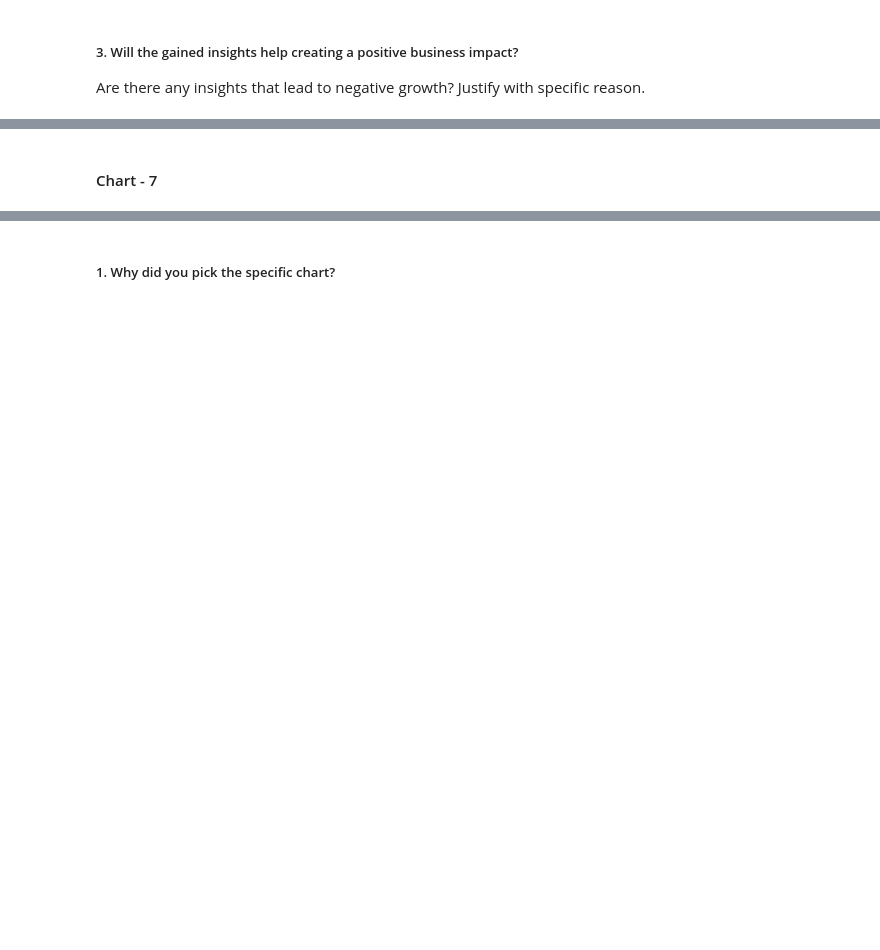
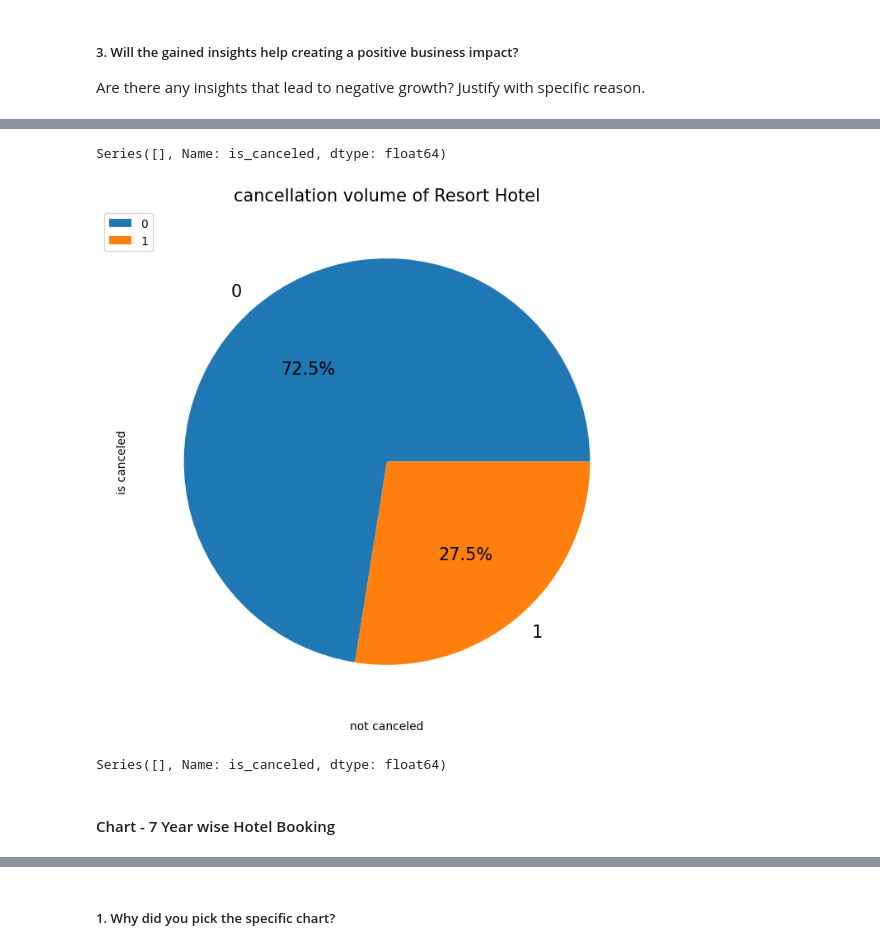
Before and after one commit to Bharatgaur/Almabetter_Projects, a Jupyter notebook: EDA_Project_on_Hotel_Booking_Analysis_.ipynb, the cells around one changed output, grey strips where cells are left out. Cells and saved outputs as stored; diff of their text form; code cells hidden in the pictures; blank space fills up the shorter version.

```diff
--- a/EDA_Project_on_Hotel_Booking_Analysis_.ipynb
+++ b/EDA_Project_on_Hotel_Booking_Analysis_.ipynb
@@ -719,0 +730,21 @@ Answer Here
+# %%
+resort_hotel = Hotel_Booking_df[Hotel_Booking_df['hotel']== 'Resort hotel']
+resort_hotel['is_canceled'].value_counts(normalize = True)
+# %% [output]
+Series([], Name: is_canceled, dtype: float64)
+# %%
+Hotel_Booking_df['is_canceled'].value_counts().plot.pie( x=[0.05]*5,autopct ='%1.1f%%',shadow=False, figsize=(15,8),fontsize=15)
+labels = Hotel_Booking_df['is_canceled'].value_counts().index
+plt.title('cancellation volume of Resort Hotel',fontsize = 15)
+plt.legend(bbox_to_anchor=(0.05,1),loc='upper right', labels =labels)
+plt.ylabel('is canceled')
+plt.xticks(rotation = 45)          #use the xlabels
+plt.xlabel('not canceled')
+plt.show()
+# %% [output]
+[figure, added]
+# %%
+city_hotel = Hotel_Booking_df[Hotel_Booking_df['hotel'] == 'City hotel']
+city_hotel['is_canceled'].value_counts(normalize = True)
+# %% [output]
+Series([], Name: is_canceled, dtype: float64)
@@ -720,2 +754,2 @@ Answer Here
 # %% [markdown]
-#### Chart - 7
+#### Chart - 7 Year wise Hotel Booking
```
Also changed, not shown: parts of 95 cells of this notebook.
